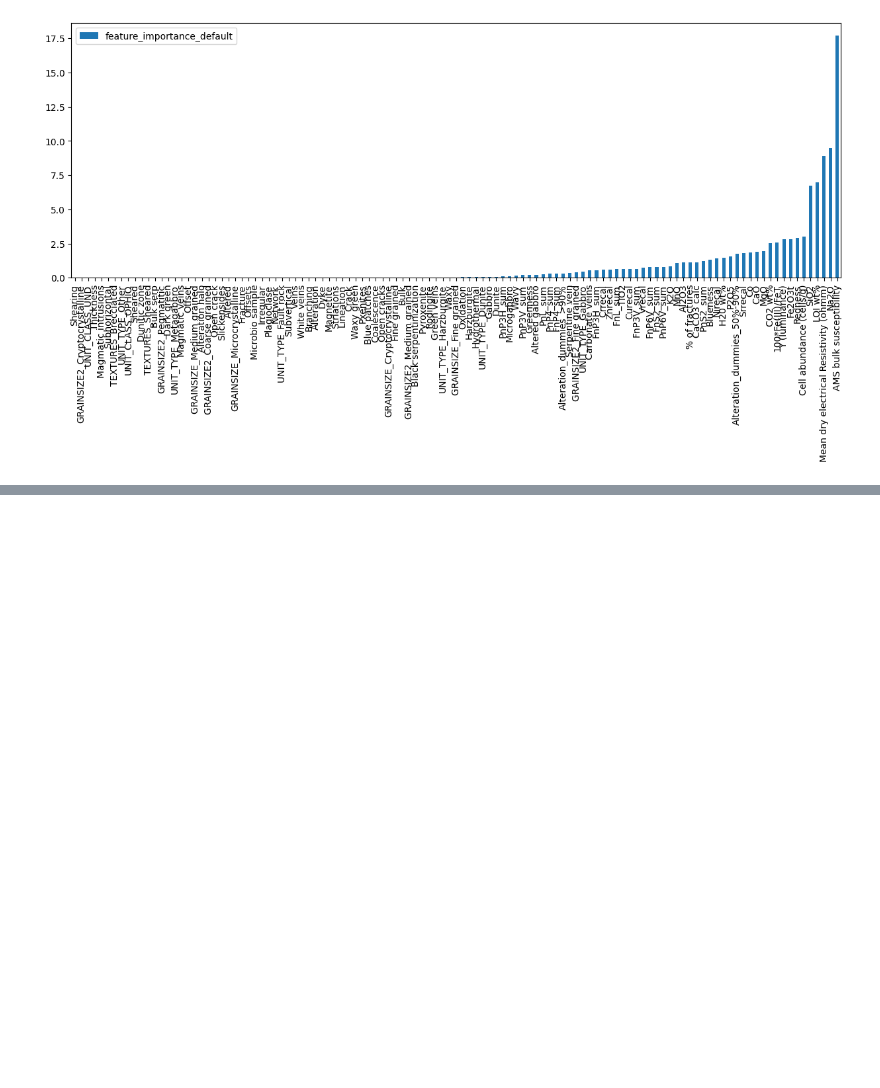
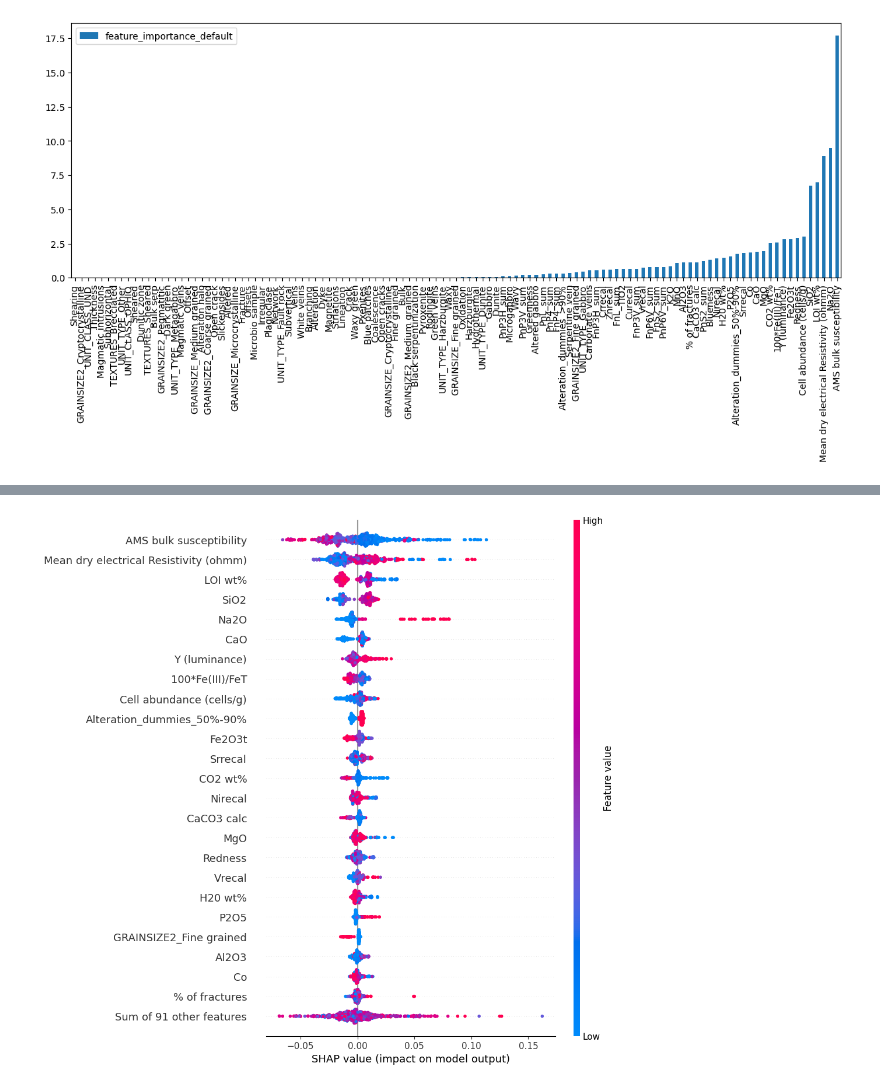
Before and after one commit to SerpRateAI/AI-pipeline-boreholes, a Jupyter notebook: paper-figures.ipynb, the cells around one changed output, grey strips where cells are left out. Drawn from its saved outputs; the diff is of its cells as text; code cells hidden in the pictures; blank space fills up the shorter version.

Commit message:
added shap values

```diff
--- a/paper-figures.ipynb
+++ b/paper-figures.ipynb
@@ -921,0 +948,7 @@ feature_df.sort_values('feature_importance_default').plot.bar(figsize=(15, 5))
+# %%
+explainer = shap.TreeExplainer(catboost_reg)
+shap_values = explainer(X)
+# %%
+shap.plots.beeswarm(shap_values, max_display=25)
+# %% [output]
+[figure, added]
```
Also changed, not shown: parts of 5 cells of this notebook.
